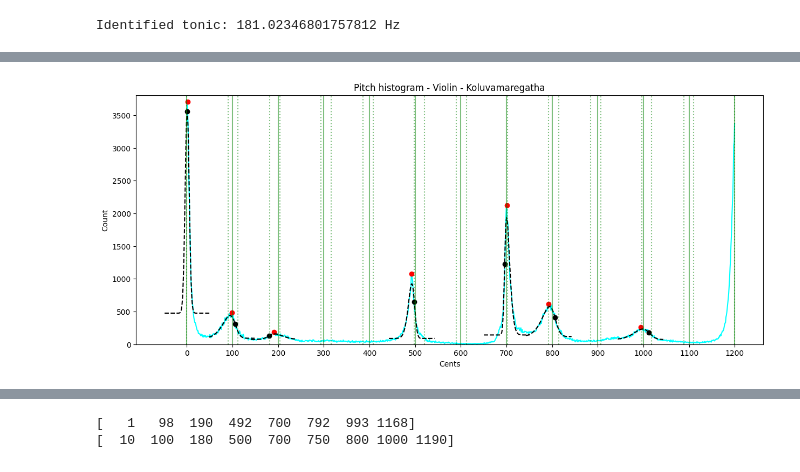
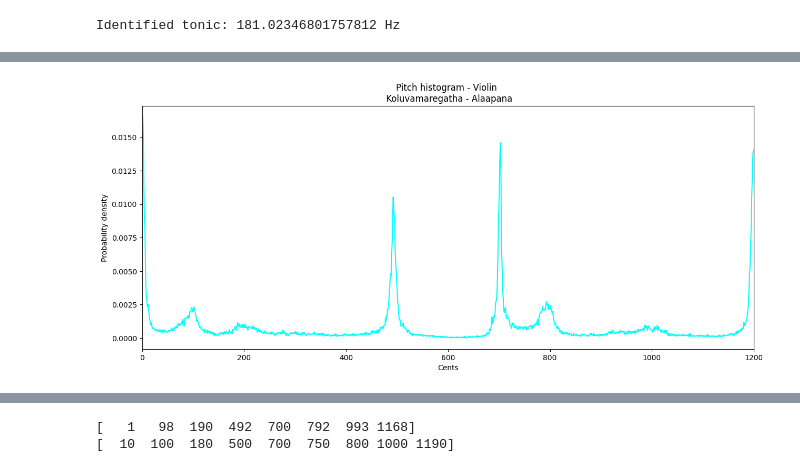
Before and after one commit to root2pk/masters-thesis, a Jupyter notebook: main.ipynb, the cells around one changed output, grey strips where cells are left out. Saved outputs shown, nothing was run; the diff lists cells and outputs as text; code cells hidden in the pictures.

```diff
--- a/main.ipynb
+++ b/main.ipynb
@@ -49,3 +57,0 @@ np.savetxt(pitchfile, np.array([times, f0]).T)
-# %%
-# Load the pitch contour
-times, f0 = np.loadtxt(pitchfile).T
@@ -102,0 +172,10 @@ u.save_audio("thodi/Koluvamaregatha/Koluvamaregatha.multitrack-violin_pitch.wav"
+# %%
+# Extract vocal pitch and tonic
+vocal_pitchfile = "thodi/Koluvamaregatha/Koluvamaregatha.multitrack-vocal-alaapana-pitch.txt"
+vocal_file = "thodi/Koluvamaregatha/Koluvamaregatha.multitrack-vocal-alaapana.mp3"
+vocal_tonicfile = "thodi/Koluvamaregatha/Koluvamaregatha.ctonic.txt"
+times_vocal, f0_vocal = np.loadtxt(vocal_pitchfile).T
+tonic_vocal = np.loadtxt(vocal_tonicfile)
+y_vocal, sr = u.load_normalize(vocal_file, sr = None)
+length = len(y_vocal)/sr
+framerate_vocal = int(len(f0_vocal)/length)
@@ -103,6 +197,4 @@ u.save_audio("thodi/Koluvamaregatha/Koluvamaregatha.multitrack-violin_pitch.wav"
 # %%
-# Convert to cents and plot
-cents_vi = u.hz_to_cents(f0, tonic)
-# Wrap cents to one octave
+# Cents calculation
+cents_vi = u.hz_to_cents(f0_filt, tonic)
 cents_vi = u.wrap_to_octave(cents_vi)
-u.interval_histogram(cents_vi, bins = 1200, tuning = "EQ")
@@ -111,40 +201,20 @@ u.interval_histogram(cents_vi, bins = 1200, tuning = "EQ")
 # %%
+# Plot histogram
 bins = np.linspace(0, 1200, 1201)
 hist, bin_edges = np.histogram(cents_vi, bins = bins)
+hist = hist/np.sum(hist)
 bin_centers = (bin_edges[:-1] + bin_edges[1:])/2
-peaks_vi, _ = u.find_peaks(hist, height = 120, distance = 50)
-# Filter peaks such that only expected peaks are retained
-for peak in peaks_vi:
-    # Find closest peak in JI_CENTS, and difference from it
-    closest_peak = np.argmin(np.abs(JI_CENTS - bin_centers[peak]))
-    diff = np.abs(JI_CENTS[closest_peak] - bin_centers[peak])
-    if diff > 20:
-        peaks_vi = peaks_vi[peaks_vi != peak]
-
-peak_dict = u.fit_histogram(peaks_vi, cents_vi)
 
 plt.figure(figsize=(15, 6))
 plt.plot(bin_centers, hist, color = "cyan")
-plt.plot(bin_centers[peaks_vi], hist[peaks_vi], 'ro')
-
-# Plot each fitted peak
-for peak, params in peak_dict.items():
-    x_fit = np.linspace(peak - 50, peak + 50, 101)
-    best_fit = u.gaussian(x_fit, *params)
-    plt.plot(x_fit, best_fit, 'k--')
-    plt.plot(params[1], params[0] + params[3], 'ko')
-
-for pos in JI_CENTS:
-    plt.axvline(x = pos, color = 'g', linestyle = ':', alpha = 0.5)
-for pos in EQ_CENTS:
-    plt.axvline(x = pos, color = 'g', linestyle = '-', alpha = 0.5)
+# for pos in JI_CENTS:
+#     plt.axvline(x = pos, color = 'g', linestyle = ':', alpha = 0.5)
+# for pos in EQ_CENTS:
+#     plt.axvline(x = pos, color = 'g', linestyle = '-', alpha = 0.5)
 plt.xlabel("Cents")
-plt.xticks(np.arange(0, 1201, 100))
-plt.ylim(0, np.max(hist) + 100)
-plt.ylabel("Count")
-# plt.xlim([950, 1050])
-plt.title("Pitch histogram - Violin - Koluvamaregatha")
-
+plt.ylabel("Probability density")
+plt.xlim(0, 1200)
+plt.title("Pitch histogram - Violin \n Koluvamaregatha - Alaapana")
 plt.show()
 # %% [output]
-[figure, old version]
+[figure, new version]
```
Also changed, not shown: parts of 24 cells of this notebook, 11 other files.
